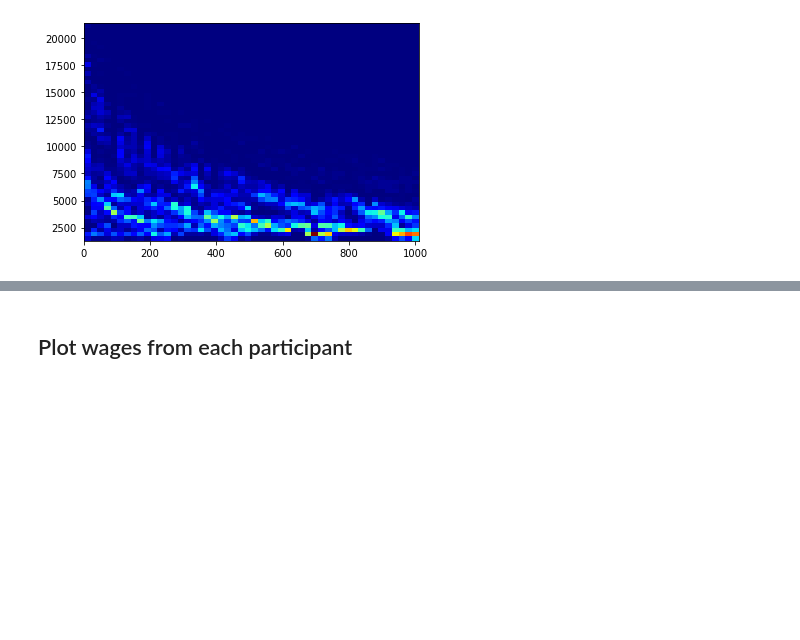
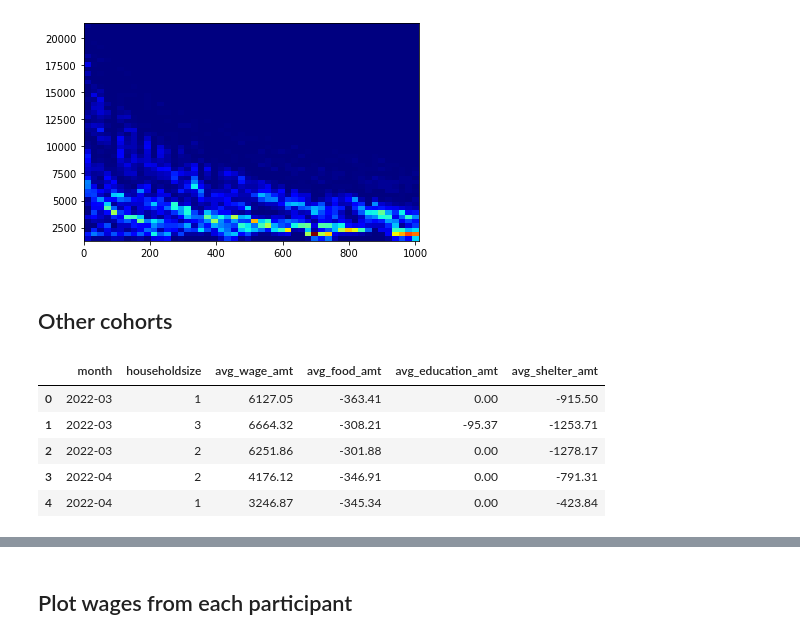
Before and after one commit to blukitas/Viz_2022_Grupo_4, a Jupyter notebook: docker/Notebooks/02.wage_cohort_over_time.ipynb, the cells around one changed output, grey strips where cells are left out. Cells and saved outputs as stored; diff of their text form; code cells hidden in the pictures; blank space fills up the shorter version.

```diff
--- a/docker/Notebooks/02.wage_cohort_over_time.ipynb
+++ b/docker/Notebooks/02.wage_cohort_over_time.ipynb
@@ -310,3 +369,29 @@ plt.hist2d(
 plt.show()
 # %% [output]
 [figure]
+# %% [markdown]
+## Other cohorts
+# %%
+SQL = """select
+	"month",
+	householdsize,
+	ROUND(avg(wage_amt)::numeric, 2) as avg_wage_amt,
+	ROUND(avg(food_amt)::numeric, 2) as avg_food_amt,
+	ROUND(avg(education_amt)::numeric, 2) as avg_education_amt,
+	ROUND(avg(shelter_amt)::numeric, 2) as avg_shelter_amt
+from
+	vo_monthly_wage_cohorts vmwc
+group by 1,2
+order by 1,4
+"""
+# %%
+df = pd.read_sql(SQL, engine)
+# %%
+df.head(5)
+# %% [output]
+|  | month | householdsize | avg_wage_amt | avg_food_amt | avg_education_amt | avg_shelter_amt |
+| 0 | 2022-03 | 1 | 6127.05 | -363.41 | 0.00 | -915.50 |
+| 1 | 2022-03 | 3 | 6664.32 | -308.21 | -95.37 | -1253.71 |
+| 2 | 2022-03 | 2 | 6251.86 | -301.88 | 0.00 | -1278.17 |
+| 3 | 2022-04 | 2 | 4176.12 | -346.91 | 0.00 | -791.31 |
+| 4 | 2022-04 | 1 | 3246.87 | -345.34 | 0.00 | -423.84 |
```
Also changed, not shown: parts of 10 cells of this notebook.
